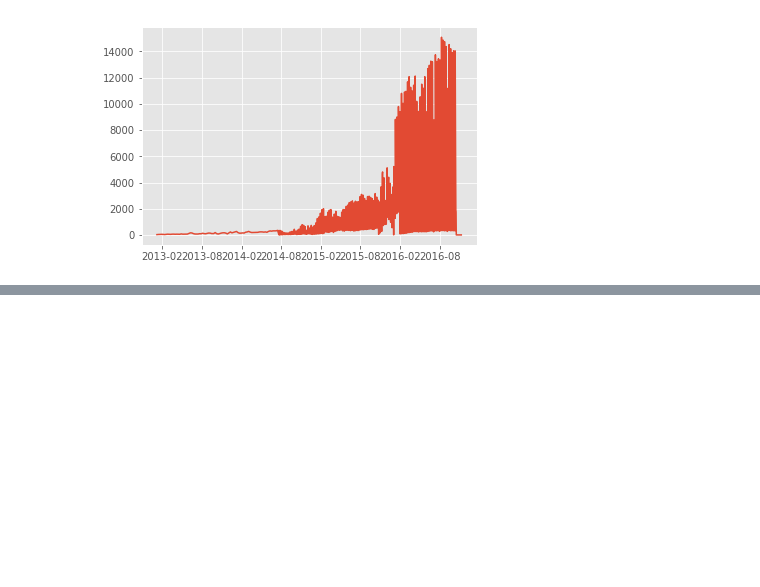
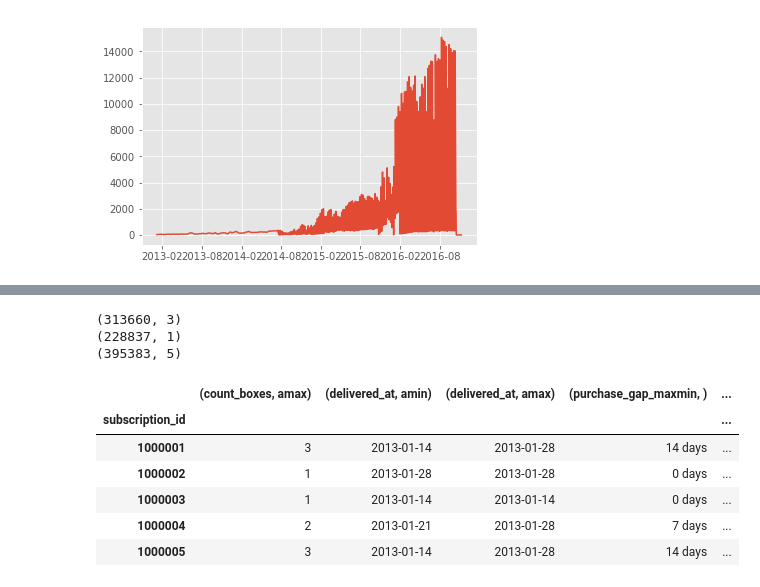
Before and after one commit to puneetjindal/r_python, a Jupyter notebook: meal_delivery/meal_delivery_eda.ipynb, the cells around one changed output, grey strips where cells are left out. Drawn from its saved outputs; the diff is of its cells as text; code cells hidden in the pictures; blank space fills up the shorter version.

```diff
--- a/meal_delivery/meal_delivery_eda.ipynb
+++ b/meal_delivery/meal_delivery_eda.ipynb
@@ -83,0 +144,11 @@ TypeError: invalid type comparison
+# %%
+pauses_woseasonality = pauses.groupby('subscription_id').agg({'pause_cnt':'sum'})
+## adding seasonality factors later on pauses
+# %%
+print cancels.shape
+print pauses_woseasonality.shape
+print last_purchase_dist.shape
+# %% [output]
+(313660, 3)
+(228837, 1)
+(395383, 5)
@@ -83,0 +158,17 @@ TypeError: invalid type comparison
+# %%
+cancels['cancelled'] = pd.Series(1, index=cancels.index)
+# %%
+final_merge = pd.merge(final_merge,cancels,how='left',left_index=True,right_index=True)
+# %%
+final_merge = pd.merge(final_merge,pauses_woseasonality,how='left',left_index=True,right_index=True)
+# %%
+final_merge.head()
+###lets rename columns to make things more simple
+# %% [output]
+|  | (count_boxes, amax) | (delivered_at, amin) | (delivered_at, amax) | (purchase_gap_maxmin, ) | ... |
+| subscription_id |  |  |  |  | ... |
+| 1000001 | 3 | 2013-01-14 | 2013-01-28 | 14 days | ... |
+| 1000002 | 1 | 2013-01-28 | 2013-01-28 | 0 days | ... |
+| 1000003 | 1 | 2013-01-14 | 2013-01-14 | 0 days | ... |
+| 1000004 | 2 | 2013-01-21 | 2013-01-28 | 7 days | ... |
+| 1000005 | 3 | 2013-01-14 | 2013-01-28 | 14 days | ... |
```
Also changed, not shown: parts of 30 cells of this notebook.
